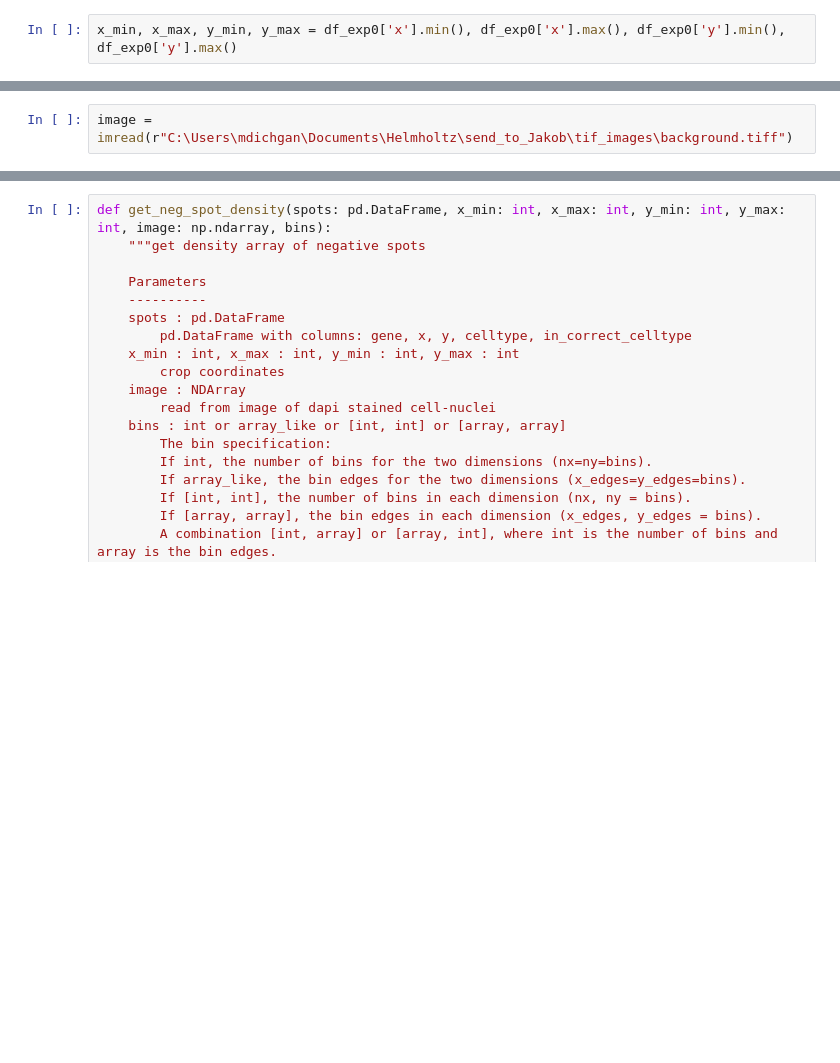
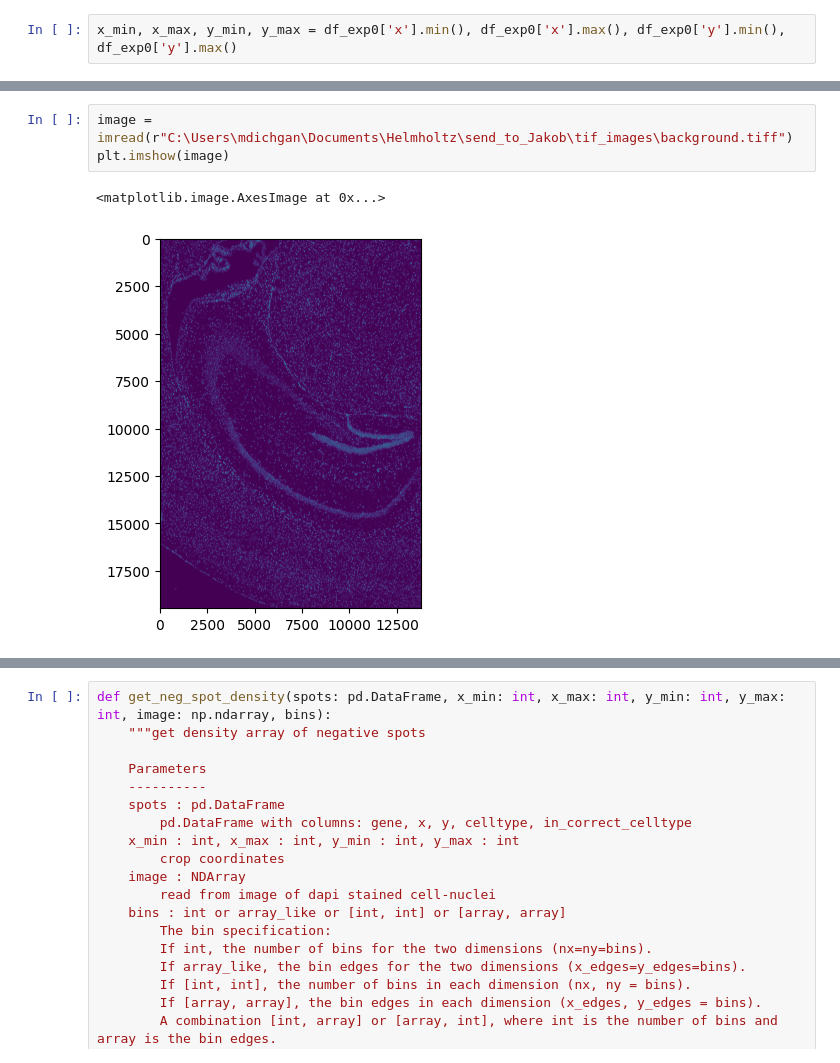
Before and after one commit to j-dichgans/my_txsim, a Jupyter notebook: metric_local.ipynb, the cells around one changed output, grey strips where cells are left out. Saved outputs shown, nothing was run; the diff lists cells and outputs as text; blank space fills up the shorter version.

```diff
--- a/metric_local.ipynb
+++ b/metric_local.ipynb
@@ -171,5 +164,9 @@ def plot_spots(spots: pd.DataFrame, x_min: int, x_max: int, y_min: int, y_max: i
     ax.scatter(df.loc[df['in_correct_celltype']=="False","x"],df.loc[df['in_correct_celltype']=="False","y"], s = 1*s_factor, color = "red")
 # %%
 image = imread(r"C:\Users\mdichgan\Documents\Helmholtz\send_to_Jakob\tif_images\background.tiff")
+plt.imshow(image)
+# %% [output]
+<matplotlib.image.AxesImage at 0x...>
+[figure, added]
 # %%
 plot_spots(df_exp0, 11500,12000,11500,12000,image,show_ticks=True)
```
Also changed, not shown: parts of 19 cells of this notebook, 1 other file.
